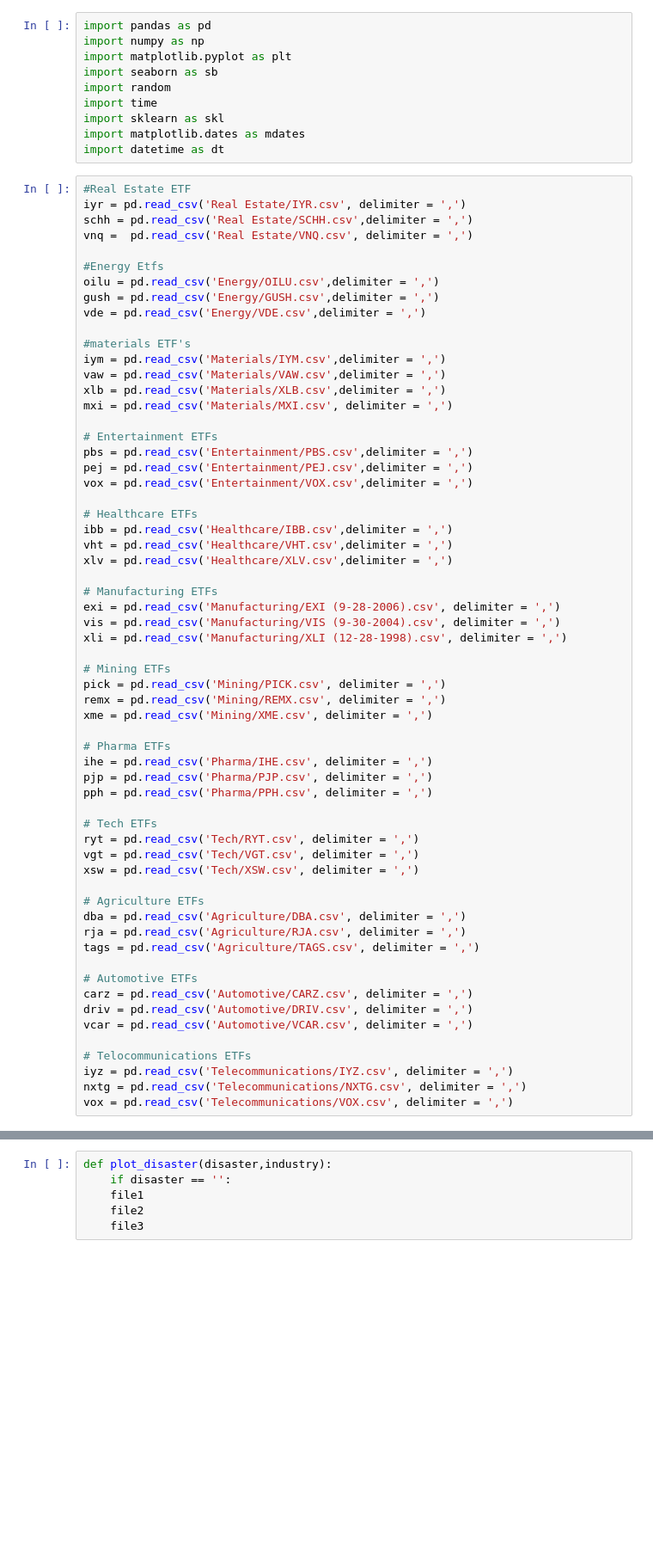
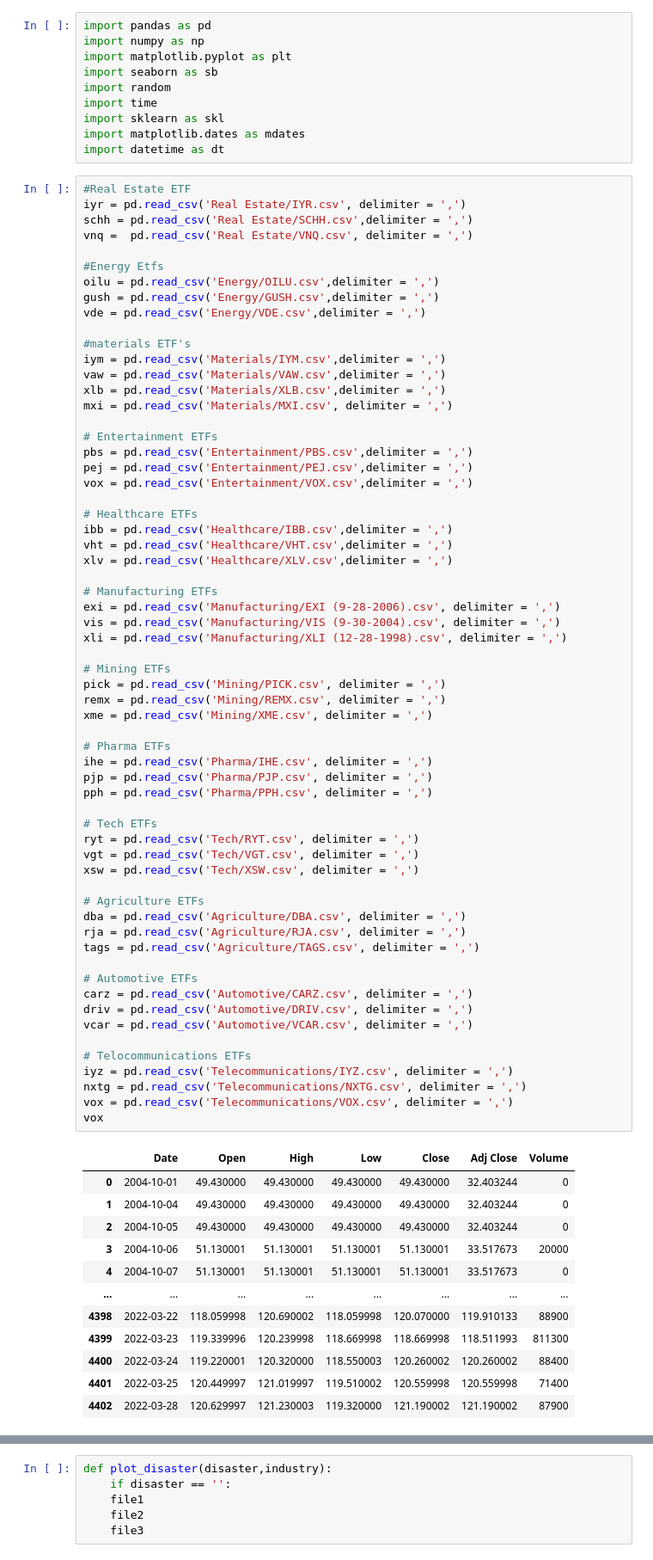
Before and after one commit to zessesni/CMSE202Financial3, a Jupyter notebook: CMSE202Financial3project.ipynb, the cells around one changed output, grey strips where cells are left out. Shown: that part at 86% size. Saved outputs shown, nothing was run; the diff lists cells and outputs as text; blank space fills up the shorter version.

```diff
--- a/CMSE202Financial3project.ipynb
+++ b/CMSE202Financial3project.ipynb
@@ -46,30 +46,44 @@ xli = pd.read_csv('Manufacturing/XLI (12-28-1998).csv', delimiter = ',')
 
 # Mining ETFs
 pick = pd.read_csv('Mining/PICK.csv', delimiter = ',')
 remx = pd.read_csv('Mining/REMX.csv', delimiter = ',')
 xme = pd.read_csv('Mining/XME.csv', delimiter = ',')
 
 # Pharma ETFs
 ihe = pd.read_csv('Pharma/IHE.csv', delimiter = ',')
 pjp = pd.read_csv('Pharma/PJP.csv', delimiter = ',')
 pph = pd.read_csv('Pharma/PPH.csv', delimiter = ',')
 
 # Tech ETFs
 ryt = pd.read_csv('Tech/RYT.csv', delimiter = ',')
 vgt = pd.read_csv('Tech/VGT.csv', delimiter = ',')
 xsw = pd.read_csv('Tech/XSW.csv', delimiter = ',')
 
 # Agriculture ETFs
 dba = pd.read_csv('Agriculture/DBA.csv', delimiter = ',')
 rja = pd.read_csv('Agriculture/RJA.csv', delimiter = ',')
 tags = pd.read_csv('Agriculture/TAGS.csv', delimiter = ',')
 
 # Automotive ETFs
 carz = pd.read_csv('Automotive/CARZ.csv', delimiter = ',')
 driv = pd.read_csv('Automotive/DRIV.csv', delimiter = ',')
 vcar = pd.read_csv('Automotive/VCAR.csv', delimiter = ',')
 
 # Telocommunications ETFs
 iyz = pd.read_csv('Telecommunications/IYZ.csv', delimiter = ',')
 nxtg = pd.read_csv('Telecommunications/NXTG.csv', delimiter = ',')
 vox = pd.read_csv('Telecommunications/VOX.csv', delimiter = ',')
+vox
+# %% [output]
+|  | Date | Open | High | Low | Close | Adj Close | Volume |
+| 0 | 2004-10-01 | 49.430000 | 49.430000 | 49.430000 | 49.430000 | 32.403244 | 0 |
+| 1 | 2004-10-04 | 49.430000 | 49.430000 | 49.430000 | 49.430000 | 32.403244 | 0 |
+| 2 | 2004-10-05 | 49.430000 | 49.430000 | 49.430000 | 49.430000 | 32.403244 | 0 |
+| 3 | 2004-10-06 | 51.130001 | 51.130001 | 51.130001 | 51.130001 | 33.517673 | 20000 |
+| 4 | 2004-10-07 | 51.130001 | 51.130001 | 51.130001 | 51.130001 | 33.517673 | 0 |
+| ... | ... | ... | ... | ... | ... | ... | ... |
+| 4398 | 2022-03-22 | 118.059998 | 120.690002 | 118.059998 | 120.070000 | 119.910133 | 88900 |
+| 4399 | 2022-03-23 | 119.339996 | 120.239998 | 118.669998 | 118.669998 | 118.511993 | 811300 |
+| 4400 | 2022-03-24 | 119.220001 | 120.320000 | 118.550003 | 120.260002 | 120.260002 | 88400 |
+| 4401 | 2022-03-25 | 120.449997 | 121.019997 | 119.510002 | 120.559998 | 120.559998 | 71400 |
+| 4402 | 2022-03-28 | 120.629997 | 121.230003 | 119.320000 | 121.190002 | 121.190002 | 87900 |
```
Also changed, not shown: parts of 5 cells of this notebook.
